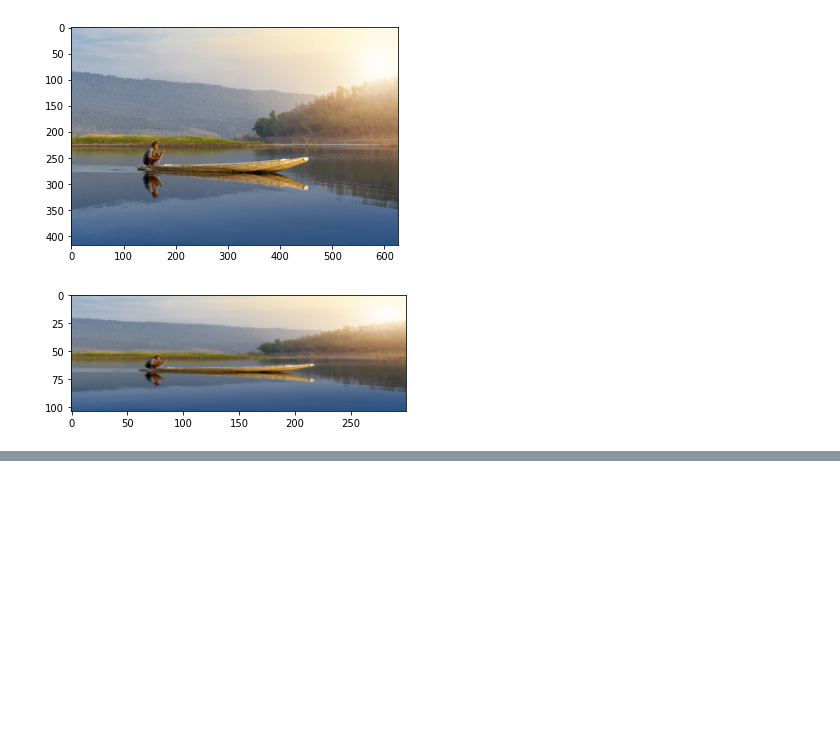
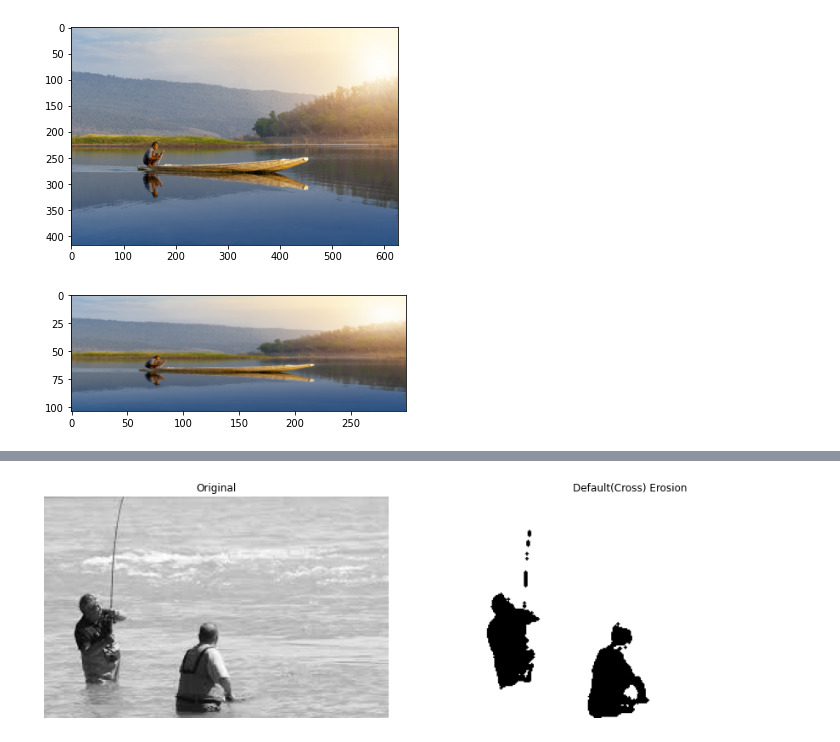
Before and after one commit to Gizem-kaya/Image-Processing-with-Python, a Jupyter notebook: Filter_Contrast_Transformation_Morphology.ipynb, the cells around one changed output, grey strips where cells are left out. Cells and saved outputs as stored; diff of their text form; code cells hidden in the pictures; blank space fills up the shorter version.

```diff
--- a/Filter_Contrast_Transformation_Morphology.ipynb
+++ b/Filter_Contrast_Transformation_Morphology.ipynb
@@ -109,0 +128,5 @@ plt.show()
+# %%
+erosion = morphology.binary_erosion(binary_image)
+comparison(global_jpg, "Original", erosion, "Default(Cross) Erosion")
+# %% [output]
+[figure, added]
```
Also changed, not shown: parts of 6 cells of this notebook.
